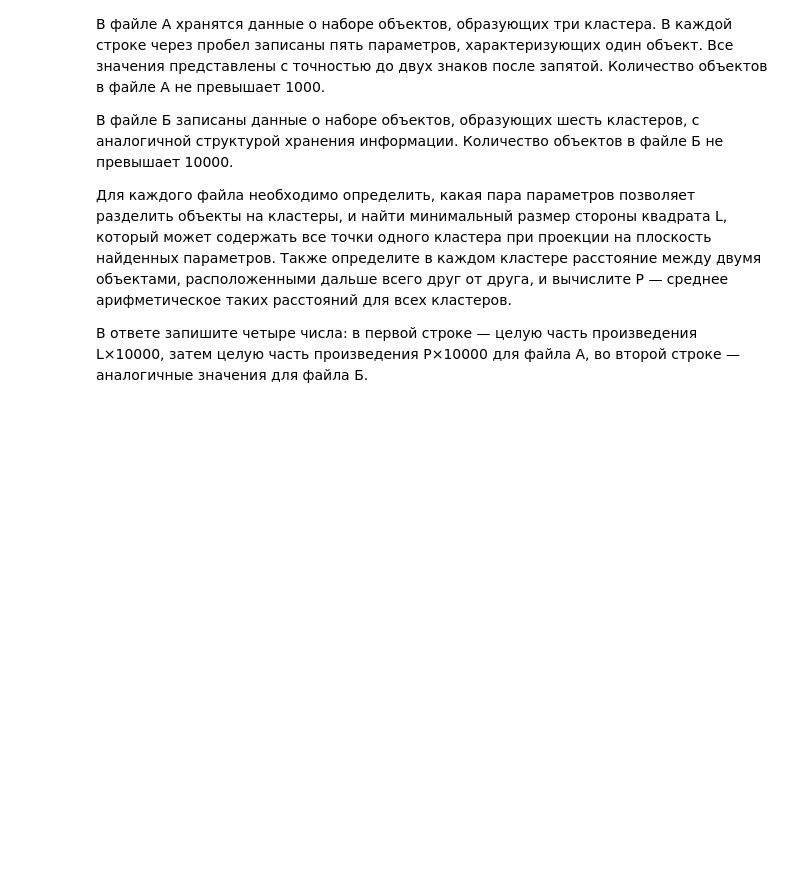
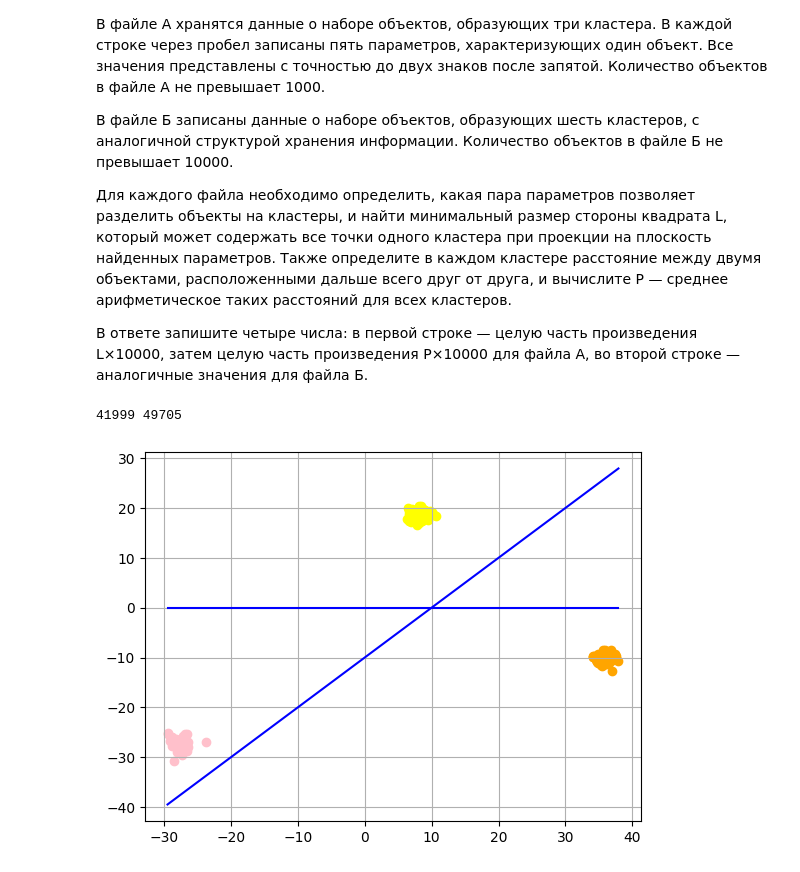
Before and after one commit to d-panyugin/more_ege, a Jupyter notebook: more_ege.ipynb, the cells around one changed output. Cells and saved outputs as stored; diff of their text form; code cells hidden in the pictures; blank space fills up the shorter version.

```diff
--- a/more_ege.ipynb
+++ b/more_ege.ipynb
@@ -450,3 +473,65 @@ with open("3_B.txt", 'r') as f:
 Для каждого файла необходимо определить, какая пара параметров позволяет разделить объекты на кластеры, и найти минимальный размер стороны квадрата L, который может содержать все точки одного кластера при проекции на плоскость найденных параметров. Также определите в каждом кластере расстояние между двумя объектами, расположенными дальше всего друг от друга, и вычислите P — среднее арифметическое таких расстояний для всех кластеров.
 
 В ответе запишите четыре числа: в первой строке — целую часть произведения L×10000, затем целую часть произведения P×10000 для файла А, во второй строке — аналогичные значения для файла Б.
+# %%
+import matplotlib.pyplot as plt
+from math import sqrt
+
+K1, B1 = 1, -10
+K2, B2 = 0.0, 0
+
+with open("4_A.txt", 'r') as f:
+    pts = [list(map(float, x.replace(',', '.').split())) for x in f.readlines()]
+
+D = [p[3] for p in pts]
+C = [p[2] for p in pts]
+n = len(D)
+
+c_0_x, c_0_y = [], []
+c_1_x, c_1_y = [], []
+c_2_x, c_2_y = [], []
+
+for i in range(n):
+    d_val, c_val = D[i], C[i]
+
+    if c_val > K2 * d_val + B2:
+        c_2_x.append(d_val)
+        c_2_y.append(c_val)
+    elif c_val > K1 * d_val + B1:
+        c_1_x.append(d_val)
+        c_1_y.append(c_val)
+    else:
+        c_0_x.append(d_val)
+        c_0_y.append(c_val)
+
+def find_l(c_x, c_y):
+    if not c_x: return 0
+    return max(max(c_x) - min(c_x), max(c_y) - min(c_y))
+
+def find_p(c_x, c_y):
+    if not c_x: return 0
+    max_dist = 0
+    for i in range(len(c_x)):
+        for j in range(i + 1, len(c_x)):
+            max_dist = max(max_dist, sqrt((c_x[i] - c_x[j])**2 + (c_y[i] - c_y[j])**2))
+    return max_dist
+
+L = min(find_l(c_0_x, c_0_y), find_l(c_1_x, c_1_y), find_l(c_2_x, c_2_y))
+P = (find_p(c_0_x, c_0_y) + find_p(c_1_x, c_1_y) + find_p(c_2_x, c_2_y)) / 3
+
+print(int(L * 10000), int(P * 10000))
+
+plt.scatter(D, C, color="black", s=10)
+plt.scatter(c_0_x, c_0_y, color="orange")
+plt.scatter(c_1_x, c_1_y, color="pink")
+plt.scatter(c_2_x, c_2_y, color="yellow")
+
+x_line = [min(D), max(D)]
+plt.plot(x_line, [K1*x + B1 for x in x_line], color="blue")
+plt.plot(x_line, [K2*x + B2 for x in x_line], color="blue")
+
+plt.grid()
+plt.show()
+# %% [output]
+41999 49705
+[figure, added]
```
Also changed, not shown: parts of 2 cells of this notebook.
